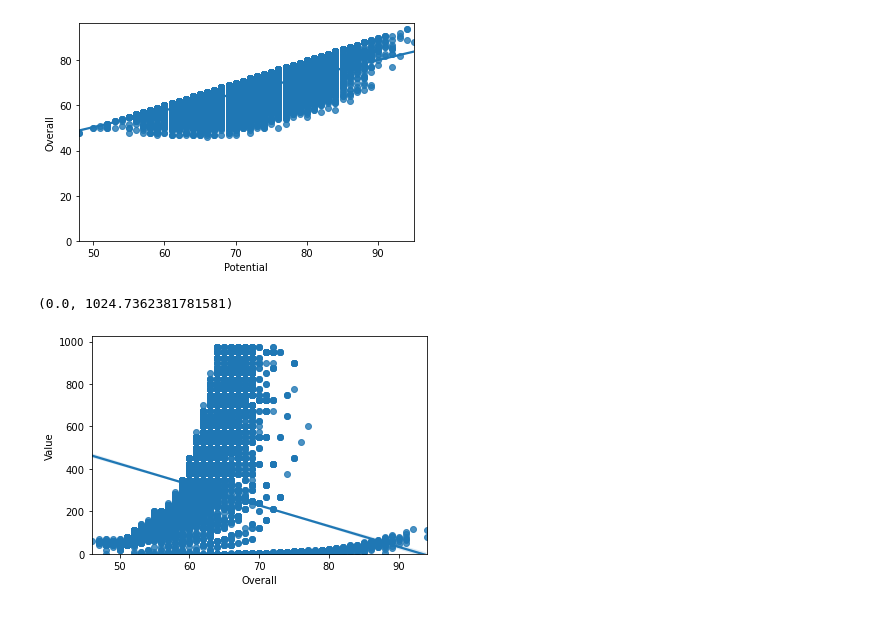
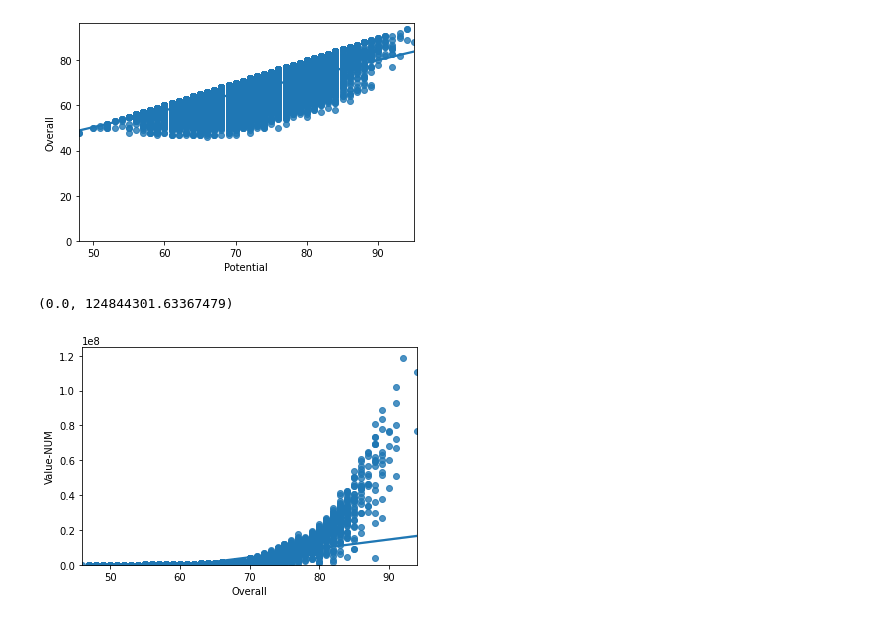
Before and after one commit to KenderWebos/python-data-science, a Jupyter notebook: tarea_4/Main/tarea4-fifa.ipynb, the cells around one changed output. Cells and saved outputs as stored; diff of their text form; code cells hidden in the pictures.

Commit message:
Se crea columna Value-NUM con el valor numerio de la columna Value

```diff
--- a/tarea_4/Main/tarea4-fifa.ipynb
+++ b/tarea_4/Main/tarea4-fifa.ipynb
@@ -70,2 +85,6 @@ array(['€110.5M', '€77M', '€118.5M', '€72M', '€102M', '€93M', '€67
+# %%
+
+
+df['Value-NUM'] = df_value_num['Value-NUM']
 # %%
-df['Value'] = df['Value'].astype(str).apply(lambda x: x[1:-1])
+#df['Value'] = df['Value'].astype(str).apply(lambda x: x[1:-1])
@@ -72,7 +117,5 @@ df['Value'] = df['Value'].astype(str).apply(lambda x: x[1:-1])
 # %%
 df.replace(' ', np.nan, inplace = True)
 df.replace('', np.nan, inplace = True)
-df["Value"].replace(np.nan, 0, inplace=True)
+df["Value-NUM"].replace(np.nan, 0, inplace=True)
-# %%
-df['Value'] = df['Value'].astype("float64")
 # %%
@@ -111,8 +154,8 @@ plt.ylim(0,)
 (0.0, 96.4)
 [figure]
 # %%
-sns.regplot(x="Overall", y="Value", data=df)
+sns.regplot(x="Overall", y="Value-NUM", data=df)
 plt.ylim(0,)
 # %% [output]
-(0.0, 1024.7362381781581)
+(0.0, 124844301.63367479)
-[figure, old version]
+[figure, new version]
```
Also changed, not shown: parts of 7 cells of this notebook.
